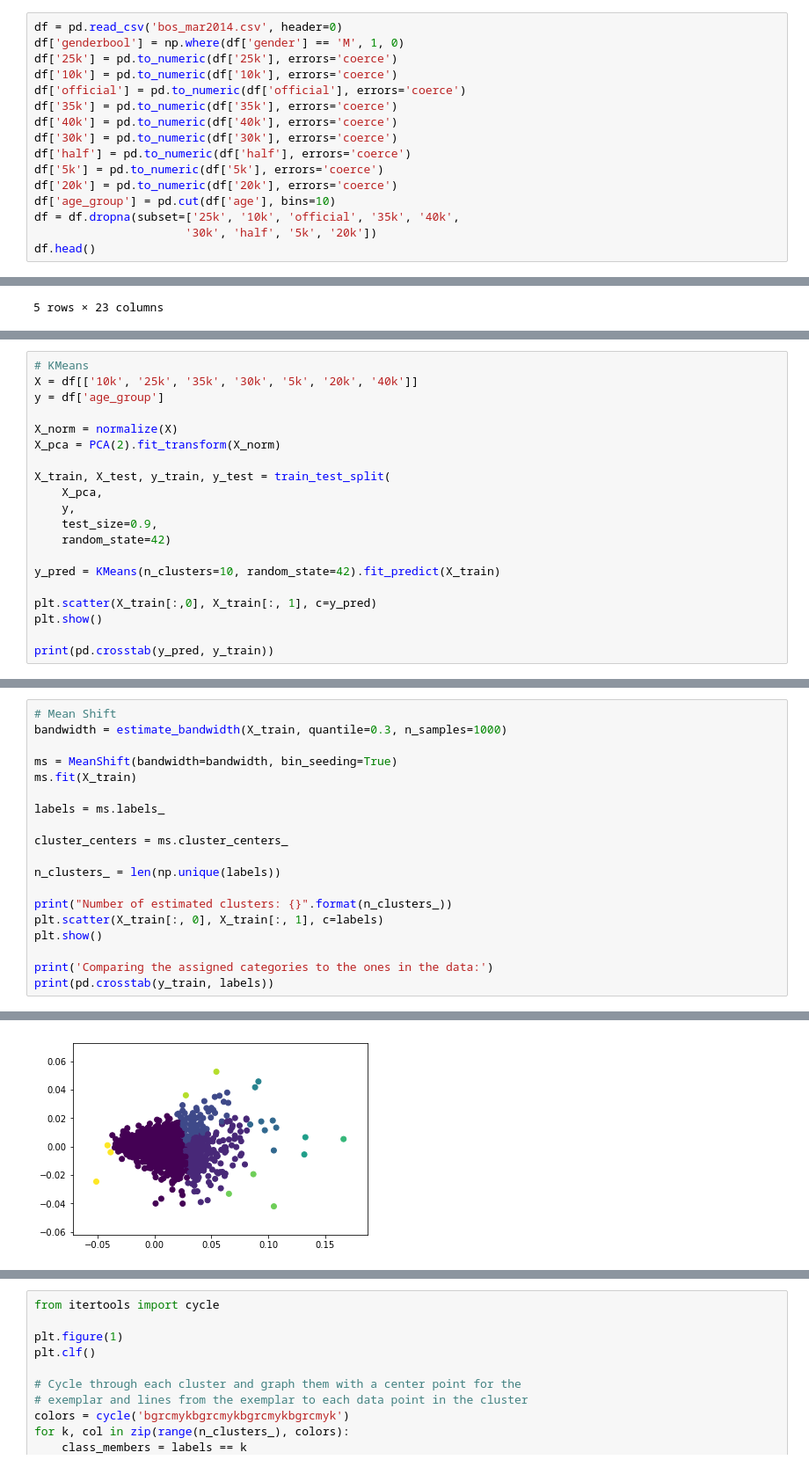
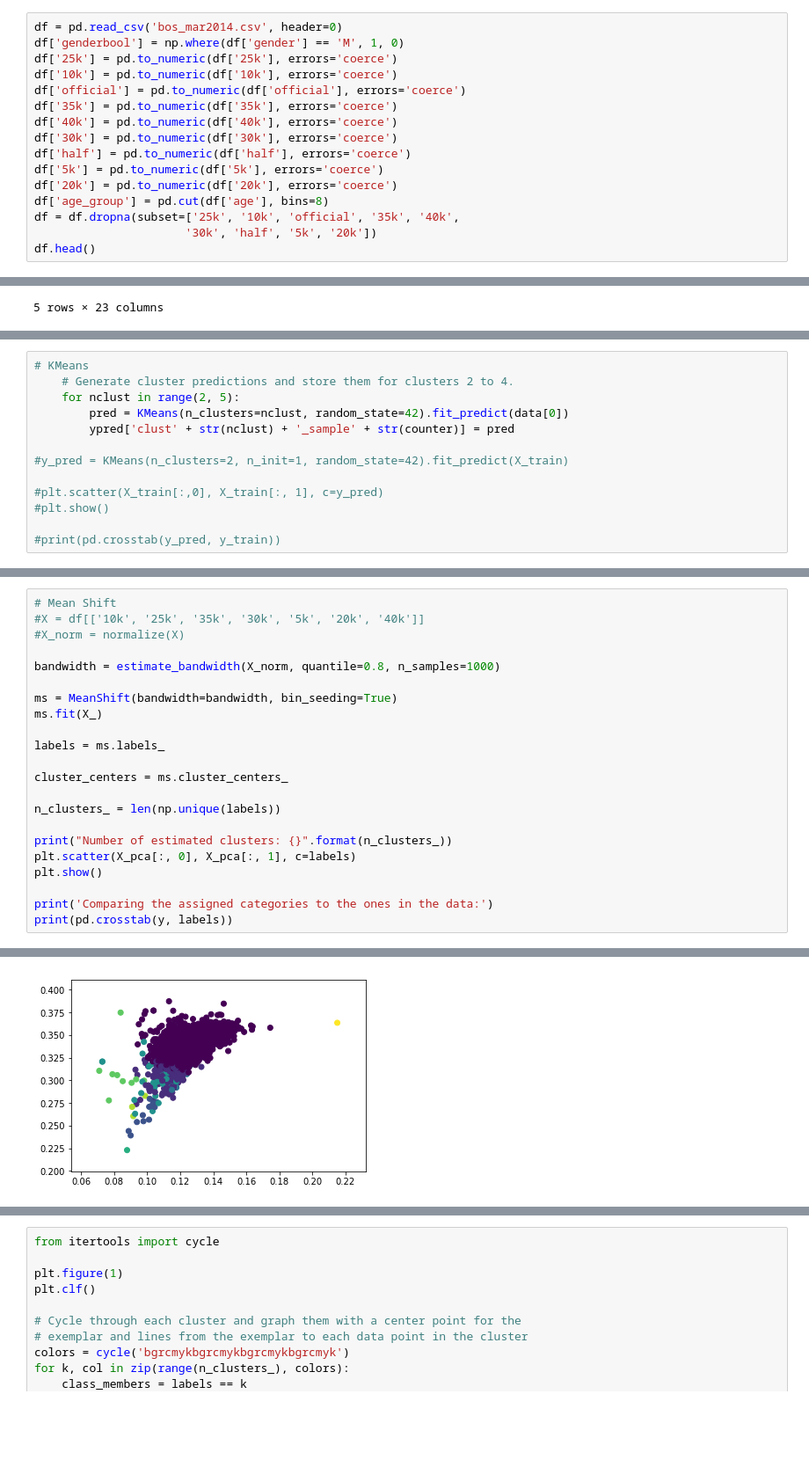
Before and after one commit to micsab/thinkful_files, a Jupyter notebook: unit_4/lesson_1/challenge_boston_marathon.ipynb, the cells around one changed output, grey strips where cells are left out. Shown at 88% size. Saved outputs shown, nothing was run; the diff lists cells and outputs as text; blank space fills up the shorter version.

```diff
--- a/unit_4/lesson_1/challenge_boston_marathon.ipynb
+++ b/unit_4/lesson_1/challenge_boston_marathon.ipynb
@@ -23,7 +23,7 @@ df['30k'] = pd.to_numeric(df['30k'], errors='coerce')
 df['half'] = pd.to_numeric(df['half'], errors='coerce')
 df['5k'] = pd.to_numeric(df['5k'], errors='coerce')
 df['20k'] = pd.to_numeric(df['20k'], errors='coerce')
-df['age_group'] = pd.cut(df['age'], bins=10)
+df['age_group'] = pd.cut(df['age'], bins=8)
 df = df.dropna(subset=['25k', '10k', 'official', '35k', '40k',
                       '30k', 'half', '5k', '20k'])
 df.head()
@@ -70,21 +108,14 @@ df.describe()
 # %%
 # KMeans
-X = df[['10k', '25k', '35k', '30k', '5k', '20k', '40k']]
-y = df['age_group']
+    # Generate cluster predictions and store them for clusters 2 to 4.
+    for nclust in range(2, 5):
+        pred = KMeans(n_clusters=nclust, random_state=42).fit_predict(data[0])
+        ypred['clust' + str(nclust) + '_sample' + str(counter)] = pred
 
-X_norm = normalize(X)
-X_pca = PCA(2).fit_transform(X_norm)
+#y_pred = KMeans(n_clusters=2, n_init=1, random_state=42).fit_predict(X_train)
 
-X_train, X_test, y_train, y_test = train_test_split(
-    X_pca,
-    y,
-    test_size=0.9,
-    random_state=42)
+#plt.scatter(X_train[:,0], X_train[:, 1], c=y_pred)
+#plt.show()
 
-y_pred = KMeans(n_clusters=10, random_state=42).fit_predict(X_train)
-
-plt.scatter(X_train[:,0], X_train[:, 1], c=y_pred)
-plt.show()
-
-print(pd.crosstab(y_pred, y_train))
+#print(pd.crosstab(y_pred, y_train))
 # %% [output]
@@ -109,9 +189,12 @@ row_0
 # %%
 # Mean Shift
-bandwidth = estimate_bandwidth(X_train, quantile=0.3, n_samples=1000)
+#X = df[['10k', '25k', '35k', '30k', '5k', '20k', '40k']]
+#X_norm = normalize(X)
+
+bandwidth = estimate_bandwidth(X_norm, quantile=0.8, n_samples=1000)
 
 ms = MeanShift(bandwidth=bandwidth, bin_seeding=True)
-ms.fit(X_train)
+ms.fit(X_)
 
 labels = ms.labels_
 
@@ -120,9 +203,9 @@ cluster_centers = ms.cluster_centers_
 n_clusters_ = len(np.unique(labels))
 
 print("Number of estimated clusters: {}".format(n_clusters_))
-plt.scatter(X_train[:, 0], X_train[:, 1], c=labels)
+plt.scatter(X_pca[:, 0], X_pca[:, 1], c=labels)
 plt.show()
 
 print('Comparing the assigned categories to the ones in the data:')
-print(pd.crosstab(y_train, labels))
+print(pd.crosstab(y, labels))
 # %% [output]
@@ -130,2 +213,2 @@ Number of estimated clusters: 10
-[figure, old version]
+[figure, new version]
 Comparing the assigned categories to the ones in the data:
```
Also changed, not shown: parts of 10 cells of this notebook.
